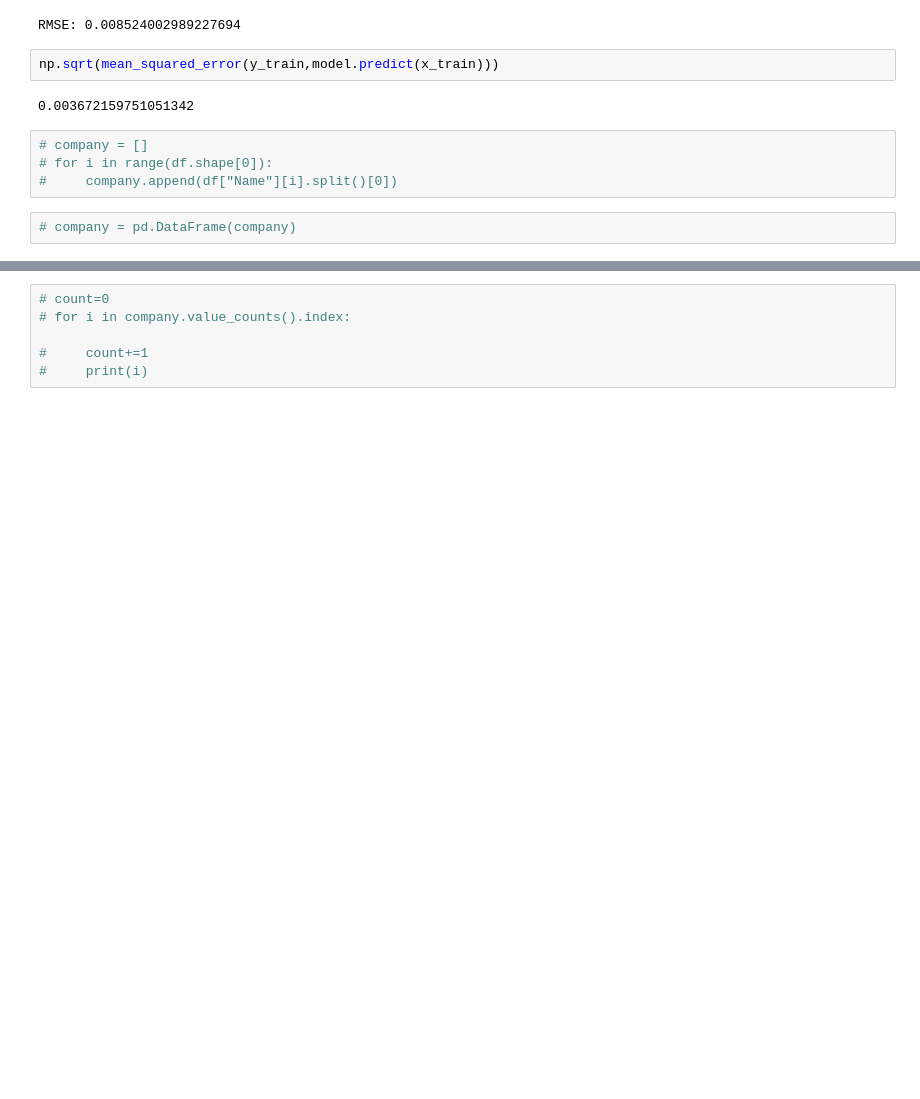
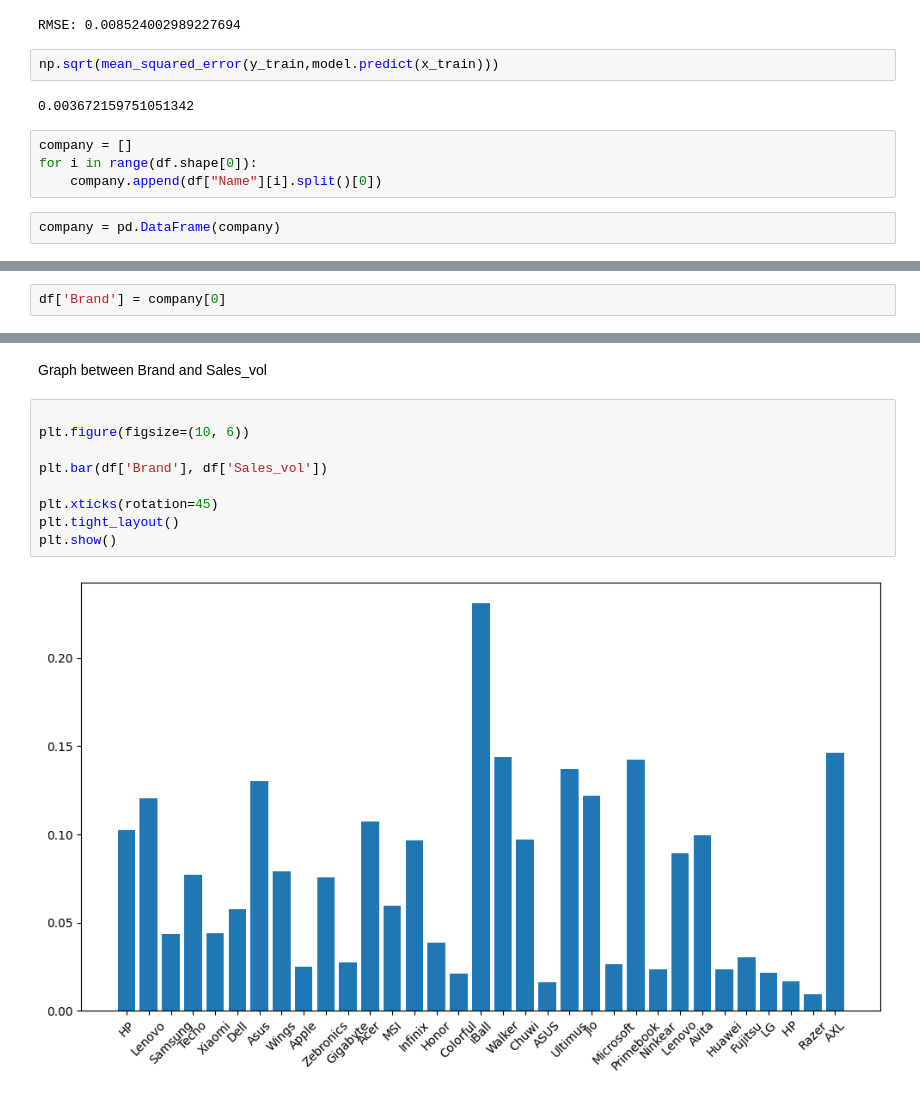
Before and after one commit to Sujal3141/Sales-Prediction-Model, a Jupyter notebook: Sales_Prediction_Model.ipynb, the cells around one changed output, grey strips where cells are left out. Saved outputs shown, nothing was run; the diff lists cells and outputs as text; blank space fills up the shorter version.

```diff
--- a/Sales_Prediction_Model.ipynb
+++ b/Sales_Prediction_Model.ipynb
@@ -296,8 +298,8 @@ np.sqrt(mean_squared_error(y_train,model.predict(x_train)))
 # %% [output]
 0.003672159751051342
 # %%
-# company = []
-# for i in range(df.shape[0]):
-#     company.append(df["Name"][i].split()[0])
+company = []
+for i in range(df.shape[0]):
+    company.append(df["Name"][i].split()[0])
 # %%
-# company = pd.DataFrame(company)
+company = pd.DataFrame(company)
@@ -312,0 +306,2 @@ np.sqrt(mean_squared_error(y_train,model.predict(x_train)))
+# %%
+df['Brand'] = company[0]
@@ -316,6 +330,13 @@ ValueError: Columns must be same length as key
-# %%
-# count=0
-# for i in company.value_counts().index:
-
-#     count+=1
-#     print(i)
+# %% [markdown]
+Graph between Brand and Sales_vol
+# %%
+
+plt.figure(figsize=(10, 6))
+
+plt.bar(df['Brand'], df['Sales_vol'])
+
+plt.xticks(rotation=45)
+plt.tight_layout()
+plt.show()
+# %% [output]
+[figure, added]
```
Also changed, not shown: parts of 7 cells of this notebook.
